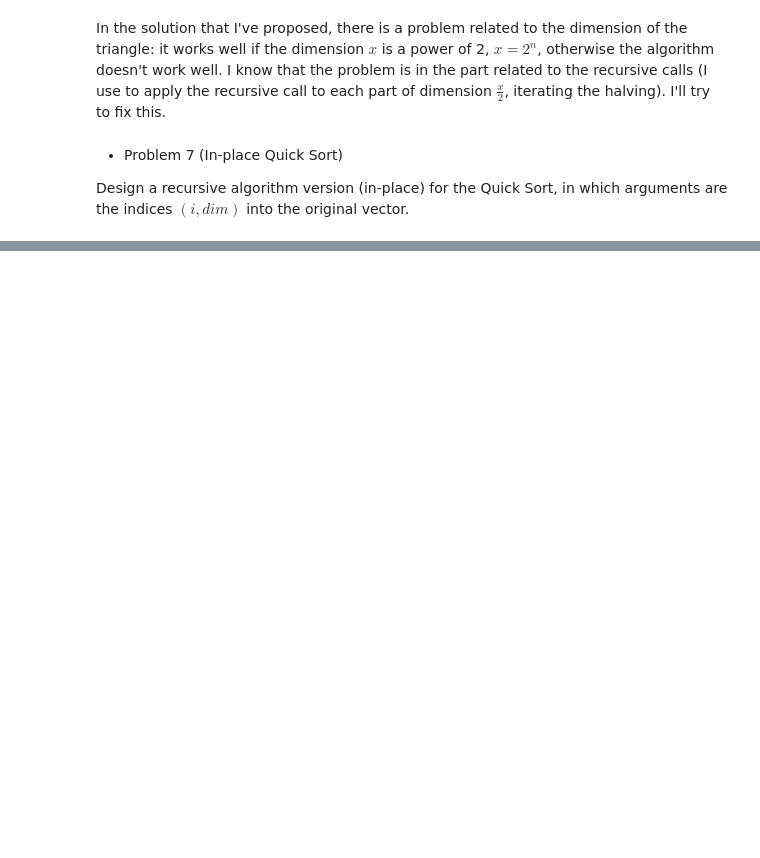
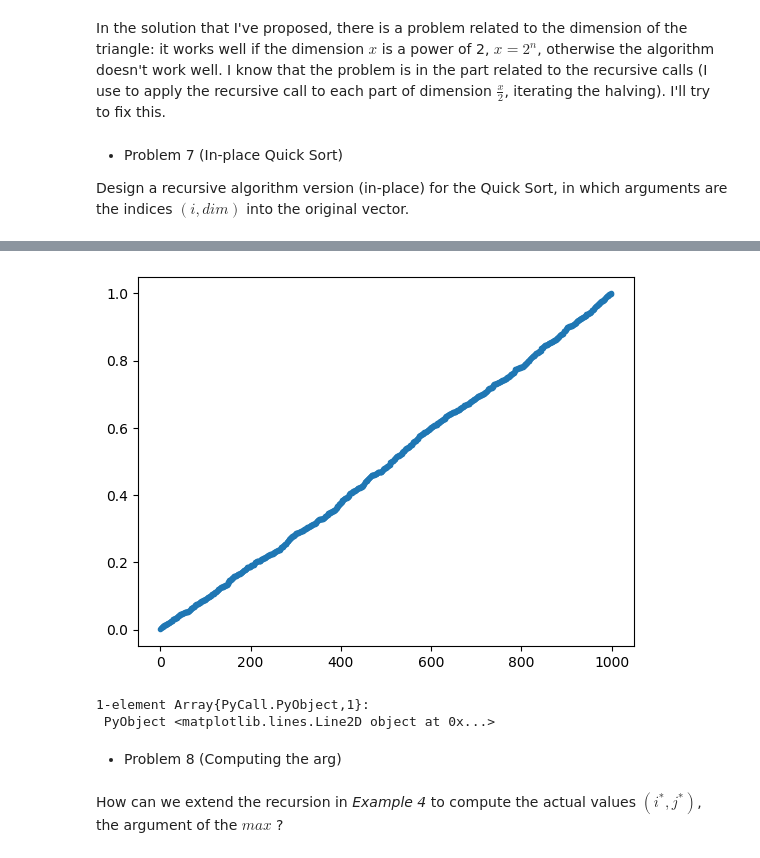
Before and after one commit to arnestc/algorithms_for_oil, a Jupyter notebook: problems_course.ipynb, the cells around one changed output, grey strips where cells are left out. Cells and saved outputs as stored; diff of their text form; code cells hidden in the pictures; blank space fills up the shorter version.

```diff
--- a/problems_course.ipynb
+++ b/problems_course.ipynb
@@ -61,0 +50,10 @@ qsort(v)
+# %%
+plot(v_1, ".")
+# %% [output]
+[figure, added]
+1-element Array{PyCall.PyObject,1}:
+ PyObject <matplotlib.lines.Line2D object at 0x...>
+# %% [markdown]
+- Problem 8 (Computing the arg)
+# %% [markdown]
+How can we extend the recursion in *Example 4* to compute the actual values $(i^*, j^*)$, the argument of the $max$ ?
```
Also changed, not shown: parts of 29 cells of this notebook.
